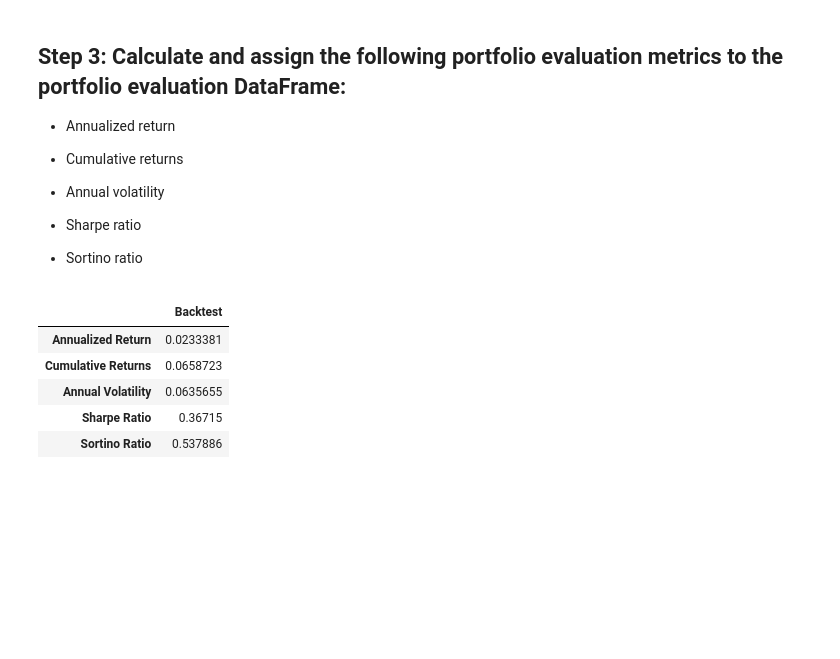
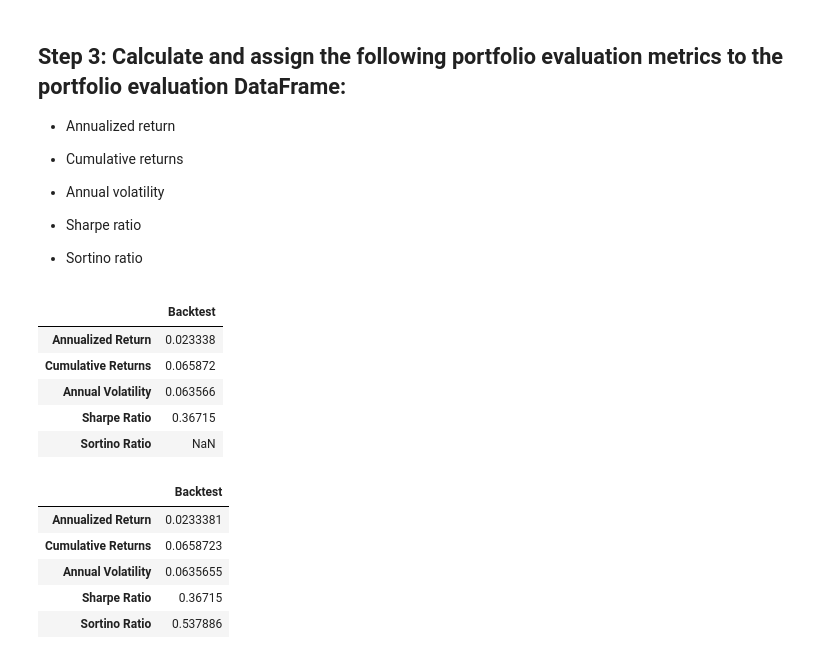
Before and after one commit to apakuki/FinTechBC-ClassActivity, a Jupyter notebook: 14/2/Activities/04-Stu_Evaluating_Your_Short_Position_Algorithm/Unsolved/evaluating_your_short_position_algorithm.ipynb, the cells around one changed output. Cells and saved outputs as stored; diff of their text form; code cells hidden in the pictures; blank space fills up the shorter version.

```diff
--- a/14/2/Activities/04-Stu_Evaluating_Your_Short_Position_Algorithm/Unsolved/evaluating_your_short_position_algorithm.ipynb
+++ b/14/2/Activities/04-Stu_Evaluating_Your_Short_Position_Algorithm/Unsolved/evaluating_your_short_position_algorithm.ipynb
@@ -244,16 +244,17 @@ portfolio_entry_exit_plot.opts(
 ### Prepare Portfolio Evaluation Metrics DataFrame
 # %%
 # Create the list of the metric names
-metrics = # YOUR CODE HERE
+metrics = ['Annualized Return', 'Cumulative Returns', 'Annual Volatility', 'Sharpe Ratio', 'Sortino Ratio']
 
 # Create a list that holds the column name
-columns = # YOUR CODE HERE
+columns = ['Backtest']
 
 # Initialize the DataFrame with index set to evaluation metrics and columns
-portfolio_evaluation_df = # YOUR CODE HERE
+portfolio_evaluation_df = pd.DataFrame(index=metrics, columns=columns)
 
 # Review the DataFrame
 # YOUR CODE HERE
+portfolio_evaluation_df
 # %% [output]
 |  | Backtest |
 | Annualized Return | NaN |
@@ -275,16 +276,32 @@ portfolio_evaluation_df = # YOUR CODE HERE
 * Sortino ratio
 # %%
 # Calculate the Annualized return metric
-portfolio_evaluation_df.loc['Annualized Return'] = # YOUR CODE HERE
+portfolio_evaluation_df.loc['Annualized Return'] = (
+    signals_df['Portfolio Daily Returns'].mean()*252
+)
 # %%
 # Calculate the Cumulative returns metric
-portfolio_evaluation_df.loc['Cumulative Returns'] = # YOUR CODE HERE
+portfolio_evaluation_df.loc["Cumulative Returns"] = signals_df["Portfolio Cumulative Returns"][-1]
 # %%
 # Calculate the Annual volatility metric
-portfolio_evaluation_df.loc['Annual Volatility'] = # YOUR CODE HERE
+portfolio_evaluation_df.loc["Annual Volatility"] = (
+    signals_df["Portfolio Daily Returns"].std() * np.sqrt(252)
+)
 # %%
 # Calculate the Sharpe ratio
-portfolio_evaluation_df.loc['Sharpe Ratio'] = # YOUR CODE HERE
+portfolio_evaluation_df.loc["Sharpe Ratio"] = (
+    signals_df["Portfolio Daily Returns"].mean() * 252) / (
+    signals_df["Portfolio Daily Returns"].std() * np.sqrt(252)
+)
+
+portfolio_evaluation_df
+# %% [output]
+|  | Backtest |
+| Annualized Return | 0.023338 |
+| Cumulative Returns | 0.065872 |
+| Annual Volatility | 0.063566 |
+| Sharpe Ratio | 0.36715 |
+| Sortino Ratio | NaN |
 # %%
 # Calculate the Sortino ratio
 # Start by calculating the downside return values
```
Also changed, not shown: 1 other file.
